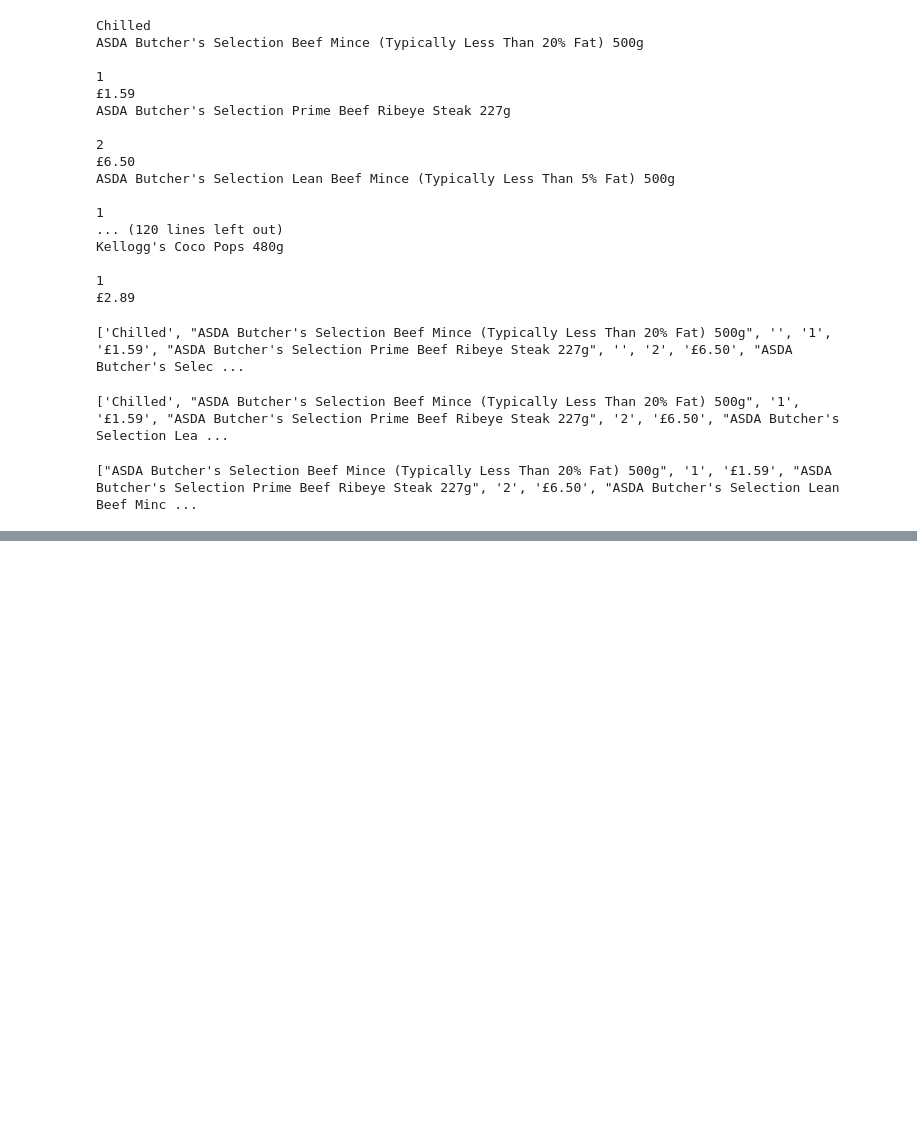
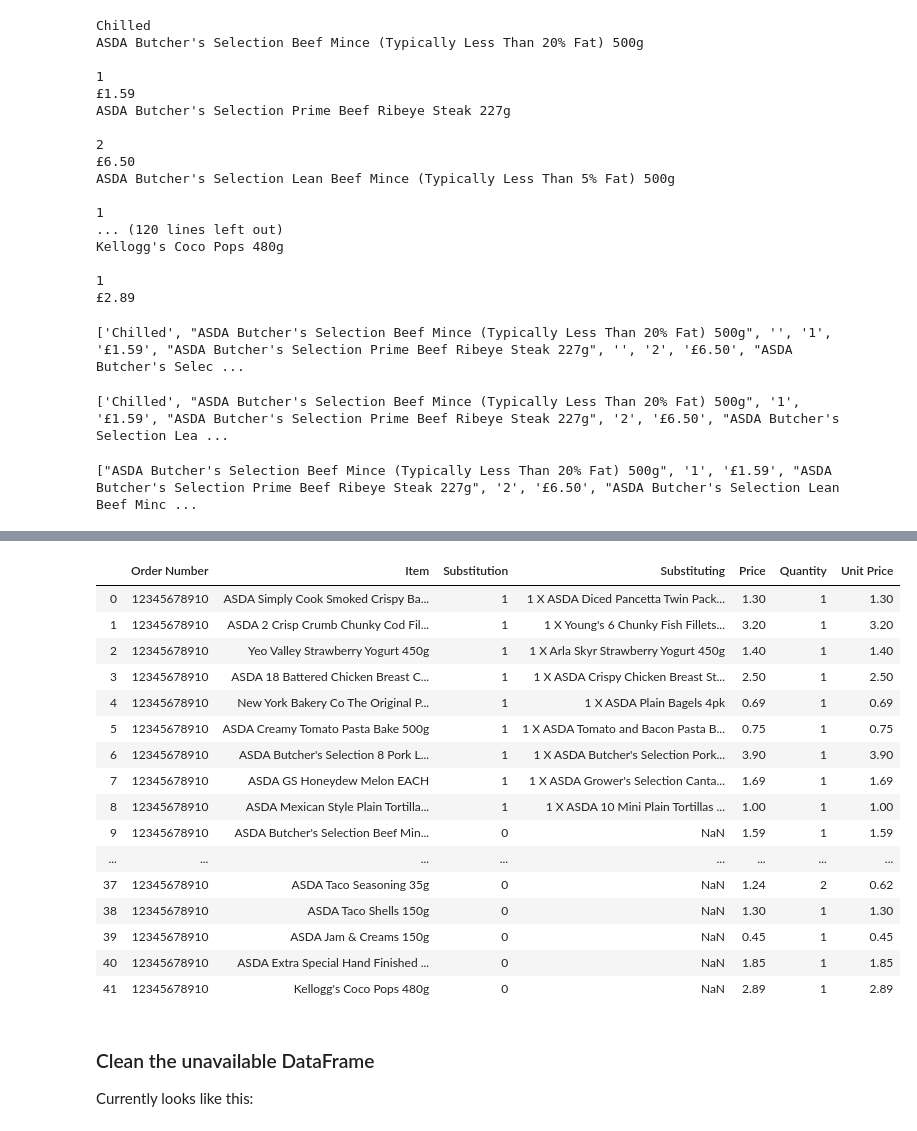
Before and after one commit to Richard-D-Todd/Groceries-Analysis, a Jupyter notebook: Extract data from ASDA emails.ipynb, the cells around one changed output, grey strips where cells are left out. Drawn from its saved outputs; the diff is of its cells as text; code cells hidden in the pictures; blank space fills up the shorter version.

```diff
--- a/Extract data from ASDA emails.ipynb
+++ b/Extract data from ASDA emails.ipynb
@@ -265,0 +539,4 @@ Lists of tuples:
+# %%
+# Insert Substituting column
+df_ordered.insert(3, 'Substituting', np.nan)
+df_ordered.head()
@@ -265,0 +550,4 @@ Lists of tuples:
+# %%
+# Convert Quantity to integer
+df_ordered['Quantity'] = df_ordered['Quantity'].apply(pd.to_numeric)
+df_ordered.head()
@@ -265,0 +576,3 @@ Lists of tuples:
+# %%
+# Calculate unit price
+df_ordered['Unit Price'] = df_ordered['Price'] / df_ordered['Quantity']
@@ -265,0 +620,26 @@ Lists of tuples:
+# %%
+df_delivered = df_subs.append(df_ordered, ignore_index=True)
+# %%
+df_delivered
+# %% [output]
+|  | Order Number | Item | Substitution | Substituting | Price | Quantity | Unit Price |
+| 0 | 12345678910 | ASDA Simply Cook Smoked Crispy Ba... | 1 | 1 X ASDA Diced Pancetta Twin Pack... | 1.30 | 1 | 1.30 |
+| 1 | 12345678910 | ASDA 2 Crisp Crumb Chunky Cod Fil... | 1 | 1 X Young's 6 Chunky Fish Fillets... | 3.20 | 1 | 3.20 |
+| 2 | 12345678910 | Yeo Valley Strawberry Yogurt 450g | 1 | 1 X Arla Skyr Strawberry Yogurt 450g | 1.40 | 1 | 1.40 |
+| 3 | 12345678910 | ASDA 18 Battered Chicken Breast C... | 1 | 1 X ASDA Crispy Chicken Breast St... | 2.50 | 1 | 2.50 |
+| 4 | 12345678910 | New York Bakery Co The Original P... | 1 | 1 X ASDA Plain Bagels 4pk | 0.69 | 1 | 0.69 |
+| 5 | 12345678910 | ASDA Creamy Tomato Pasta Bake 500g | 1 | 1 X ASDA Tomato and Bacon Pasta B... | 0.75 | 1 | 0.75 |
+| 6 | 12345678910 | ASDA Butcher's Selection 8 Pork L... | 1 | 1 X ASDA Butcher's Selection Pork... | 3.90 | 1 | 3.90 |
+| 7 | 12345678910 | ASDA GS Honeydew Melon EACH | 1 | 1 X ASDA Grower's Selection Canta... | 1.69 | 1 | 1.69 |
+| 8 | 12345678910 | ASDA Mexican Style Plain Tortilla... | 1 | 1 X ASDA 10 Mini Plain Tortillas ... | 1.00 | 1 | 1.00 |
+| 9 | 12345678910 | ASDA Butcher's Selection Beef Min... | 0 | NaN | 1.59 | 1 | 1.59 |
+| ... | ... | ... | ... | ... | ... | ... | ... |
+| 37 | 12345678910 | ASDA Taco Seasoning 35g | 0 | NaN | 1.24 | 2 | 0.62 |
+| 38 | 12345678910 | ASDA Taco Shells 150g | 0 | NaN | 1.30 | 1 | 1.30 |
+| 39 | 12345678910 | ASDA Jam & Creams 150g | 0 | NaN | 0.45 | 1 | 0.45 |
+| 40 | 12345678910 | ASDA Extra Special Hand Finished ... | 0 | NaN | 1.85 | 1 | 1.85 |
+| 41 | 12345678910 | Kellogg's Coco Pops 480g | 0 | NaN | 2.89 | 1 | 2.89 |
+# %% [markdown]
+### Clean the unavailable DataFrame
+
+Currently looks like this:
```
Also changed, not shown: parts of 67 cells of this notebook, 4 other files.
